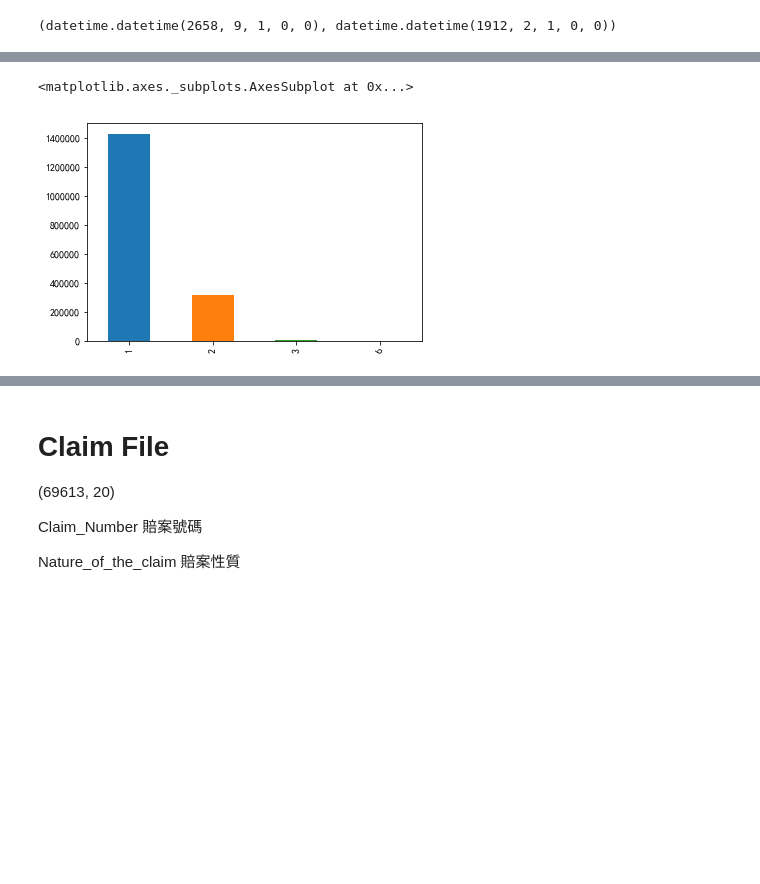
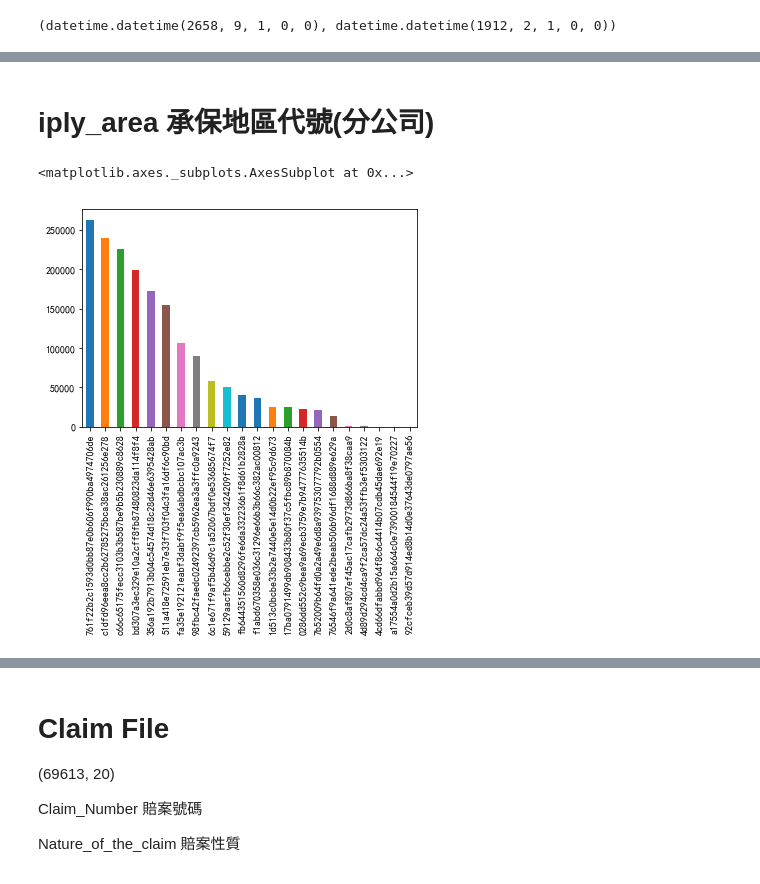
Before and after one commit to taipingeric/tbddd, a Jupyter notebook: EDA.ipynb, the cells around one changed output, grey strips where cells are left out. Drawn from its saved outputs; the diff is of its cells as text; code cells hidden in the pictures; blank space fills up the shorter version.

```diff
--- a/EDA.ipynb
+++ b/EDA.ipynb
@@ -753,0 +741,8 @@ driver_0N['dbirth_date'].max(), driver_0N['dbirth_date'].min()  # max: 2658/9/1,
+# %%
+# 1:男 774390
+# 2:女 655775
+# 空白:法人 275832
+# 4: NAN 41945
+df_policy['fsex'] = df_policy['fsex'].fillna(4)
+df_policy['fsex'].value_counts().plot.bar()
+df_policy['fsex'].value_counts()
@@ -753,0 +758,7 @@ driver_0N['dbirth_date'].max(), driver_0N['dbirth_date'].min()  # max: 2658/9/1,
+# %%
+#1已婚 919849
+#2未婚 510328
+#空白: ? 275820 和性別＝法人 數目不完全對上！？
+#4:NAN 41945
+df_policy['fmarriage'] = df_policy['fmarriage'].fillna(4)
+df_policy['fmarriage'].value_counts().plot.bar()
@@ -754,5 +793,7 @@ driver_0N['dbirth_date'].max(), driver_0N['dbirth_date'].min()  # max: 2658/9/1,
+# %% [markdown]
+# iply_area 承保地區代號(分公司)
 # %%
-df_policy['fassured'].value_counts().plot(kind='bar')
+df_policy['iply_area'].value_counts().plot.bar()
 # %% [output]
 <matplotlib.axes._subplots.AxesSubplot at 0x...>
-[figure, old version]
+[figure, new version]
```
Also changed, not shown: parts of 31 cells of this notebook.
